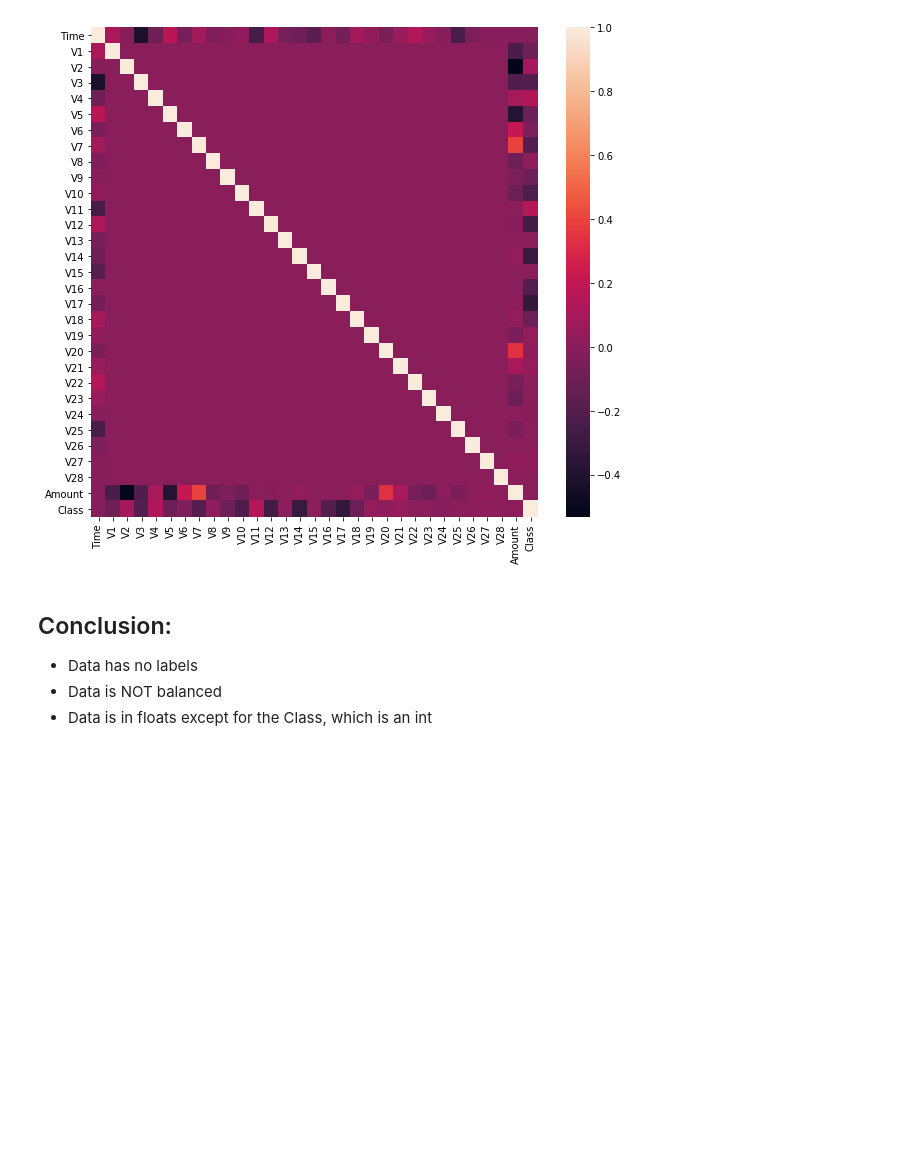
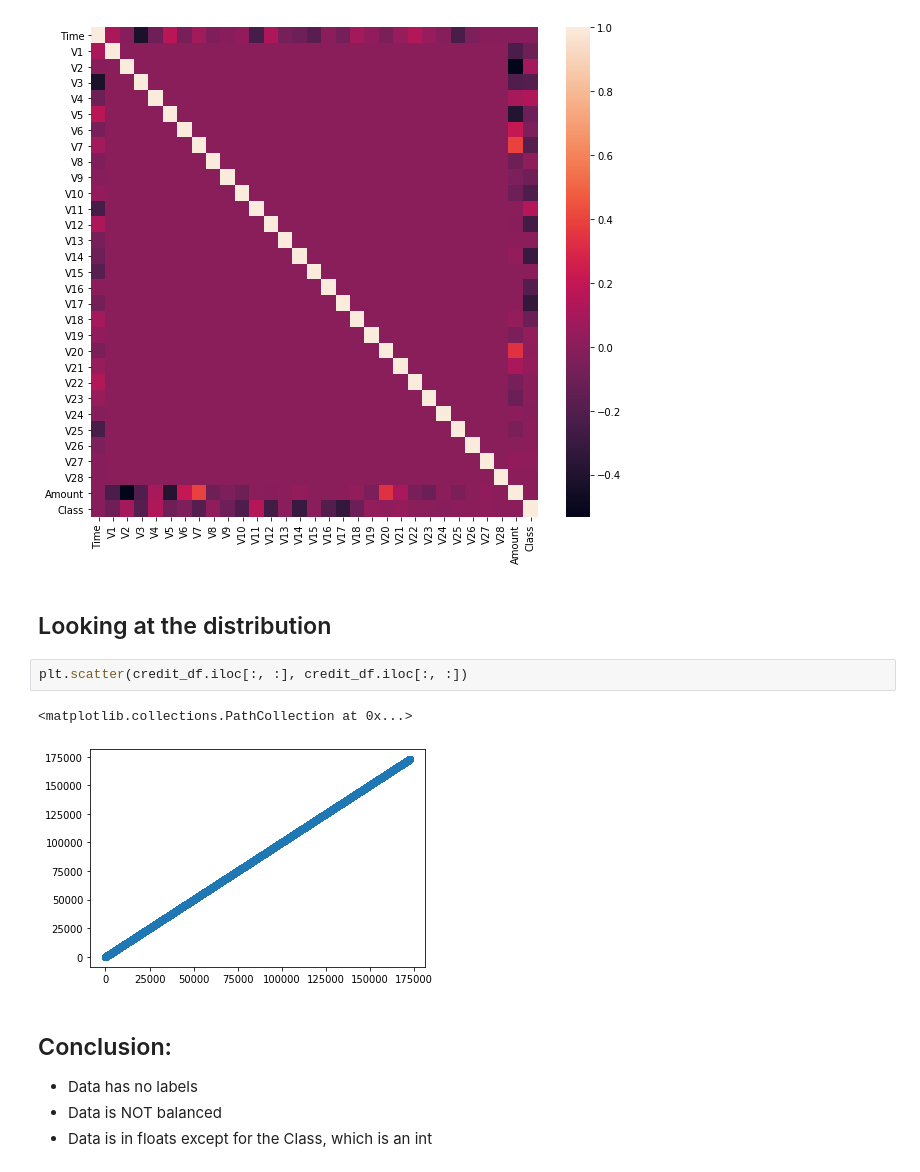
Before and after one commit to jeffersonzaki/Credit-Card-Fraud, a Jupyter notebook: EDA.ipynb, the cells around one changed output. Cells and saved outputs as stored; diff of their text form; blank space fills up the shorter version.

```diff
--- a/EDA.ipynb
+++ b/EDA.ipynb
@@ -136,6 +127,13 @@ sns.heatmap(data)
 plt.show()
 # %% [output]
 [figure]
+# %% [markdown]
+## Looking at the distribution
+# %%
+plt.scatter(credit_df.iloc[:, :], credit_df.iloc[:, :])
+# %% [output]
+<matplotlib.collections.PathCollection at 0x...>
+[figure, added]
 # %% [markdown]
 ## Conclusion:
 - Data has no labels
```
Also changed, not shown: parts of 8 cells of this notebook, 2 other files.
